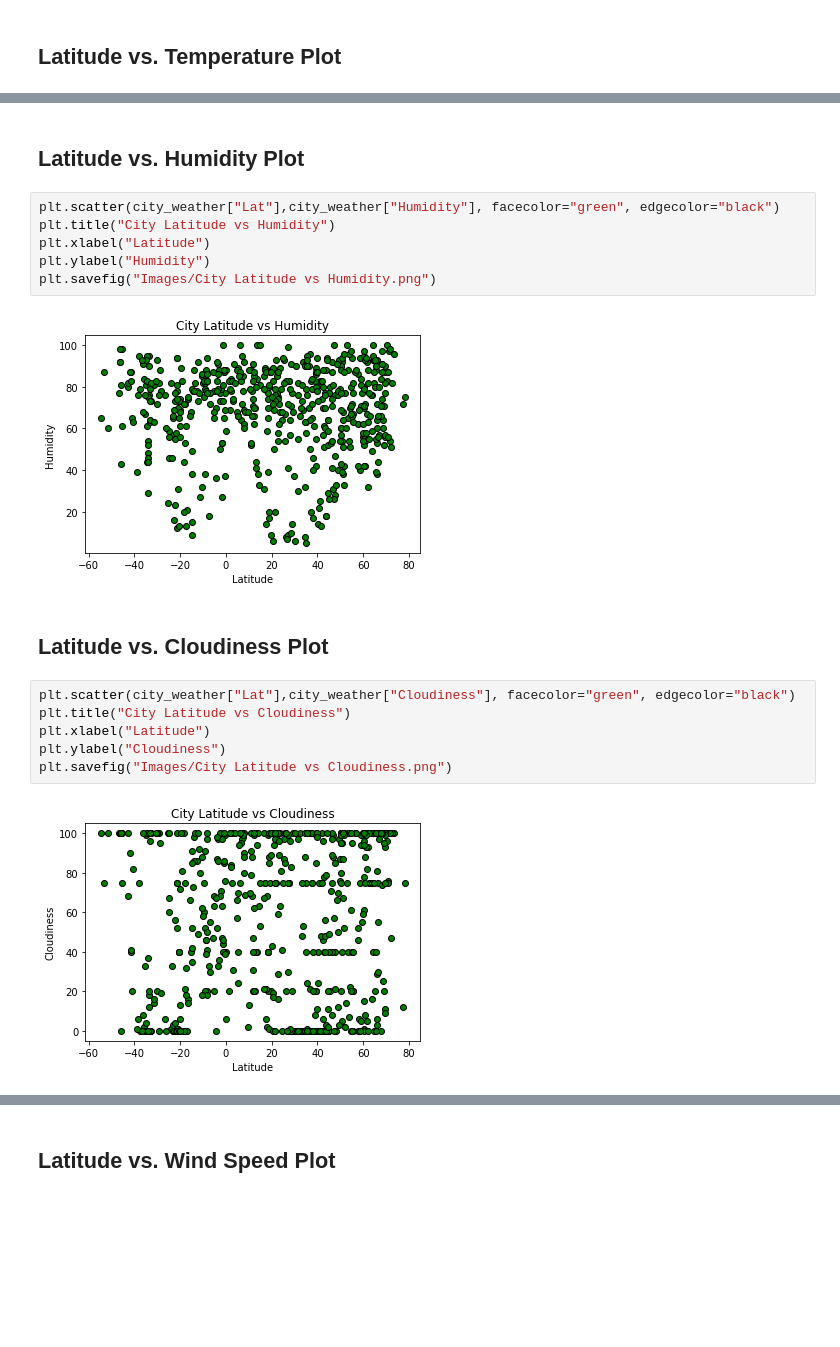
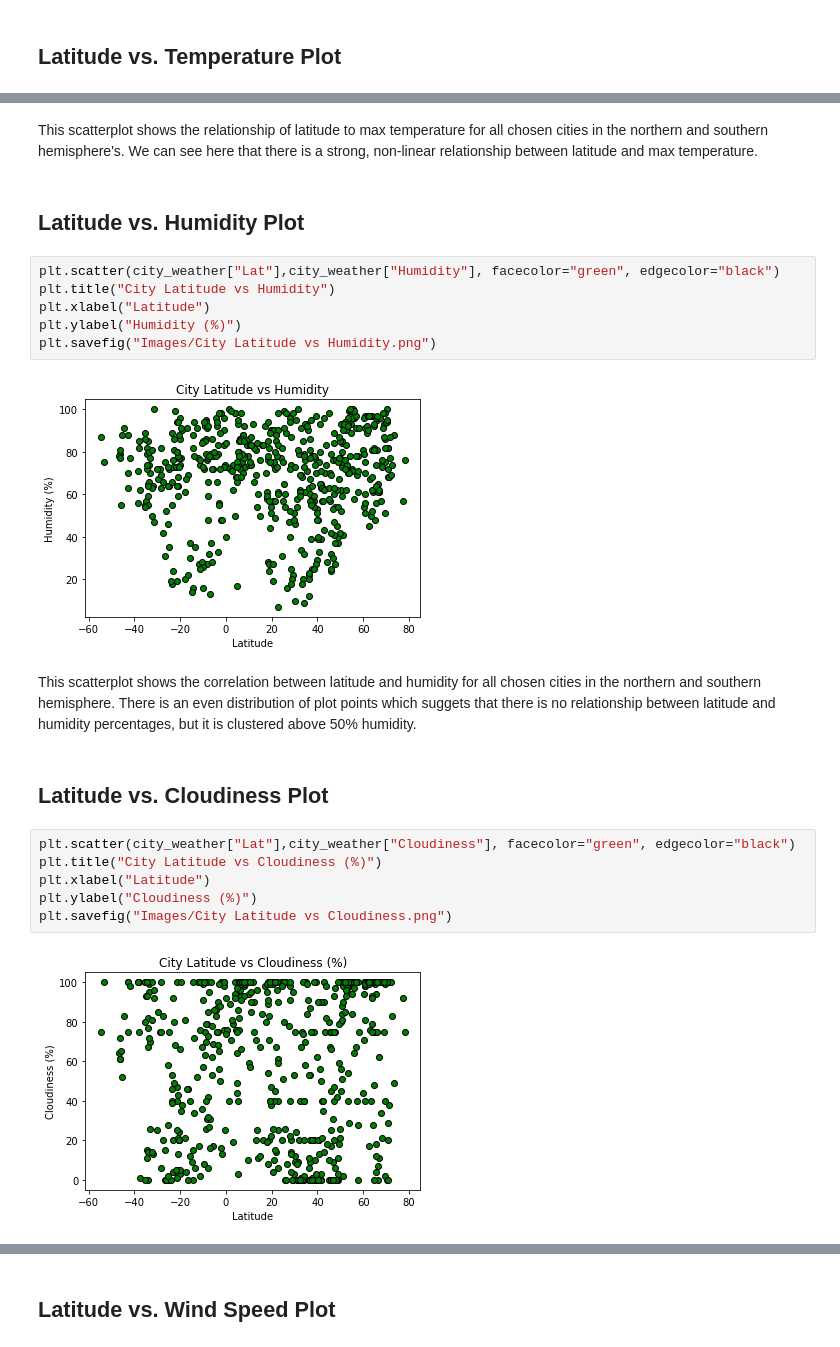
Before and after one commit to Maelsse/python-api-challenge, a Jupyter notebook: WeatherPy.ipynb, the cells around one changed output, grey strips where cells are left out. Drawn from its saved outputs; the diff is of its cells as text; blank space fills up the shorter version.

```diff
--- a/WeatherPy.ipynb
+++ b/WeatherPy.ipynb
@@ -247,20 +249,24 @@ plt.savefig("Images/City Latitude vs Max Temperature.png")
+# %% [markdown]
+This scatterplot shows the relationship of latitude to max temperature for all chosen cities in the northern and southern hemisphere's. We can see here that there is a strong, non-linear relationship between latitude and max temperature.
 # %% [markdown]
 ## Latitude vs. Humidity Plot
 # %%
 plt.scatter(city_weather["Lat"],city_weather["Humidity"], facecolor="green", edgecolor="black")
 plt.title("City Latitude vs Humidity")
 plt.xlabel("Latitude")
-plt.ylabel("Humidity")
+plt.ylabel("Humidity (%)")
 plt.savefig("Images/City Latitude vs Humidity.png")
 # %% [output]
-[figure, old version]
+[figure, new version]
+# %% [markdown]
+This scatterplot shows the correlation between latitude and humidity for all chosen cities in the northern and southern hemisphere. There is an even distribution of plot points which suggets that there is no relationship between latitude and humidity percentages, but it is clustered above 50% humidity.
 # %% [markdown]
 ## Latitude vs. Cloudiness Plot
 # %%
 plt.scatter(city_weather["Lat"],city_weather["Cloudiness"], facecolor="green", edgecolor="black")
-plt.title("City Latitude vs Cloudiness")
+plt.title("City Latitude vs Cloudiness (%)")
 plt.xlabel("Latitude")
-plt.ylabel("Cloudiness")
+plt.ylabel("Cloudiness (%)")
 plt.savefig("Images/City Latitude vs Cloudiness.png")
 # %% [output]
-[figure, old version]
+[figure, new version]
```
Also changed, not shown: parts of 24 cells of this notebook, 13 other files.
